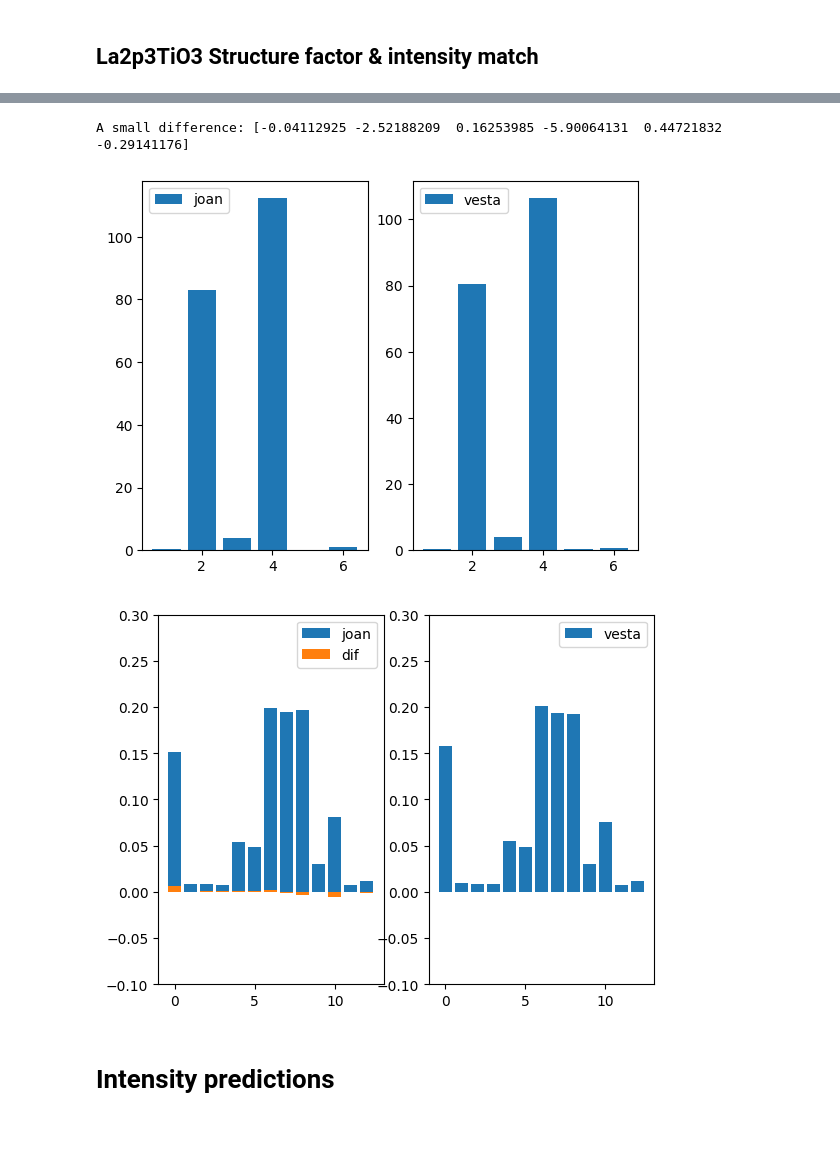
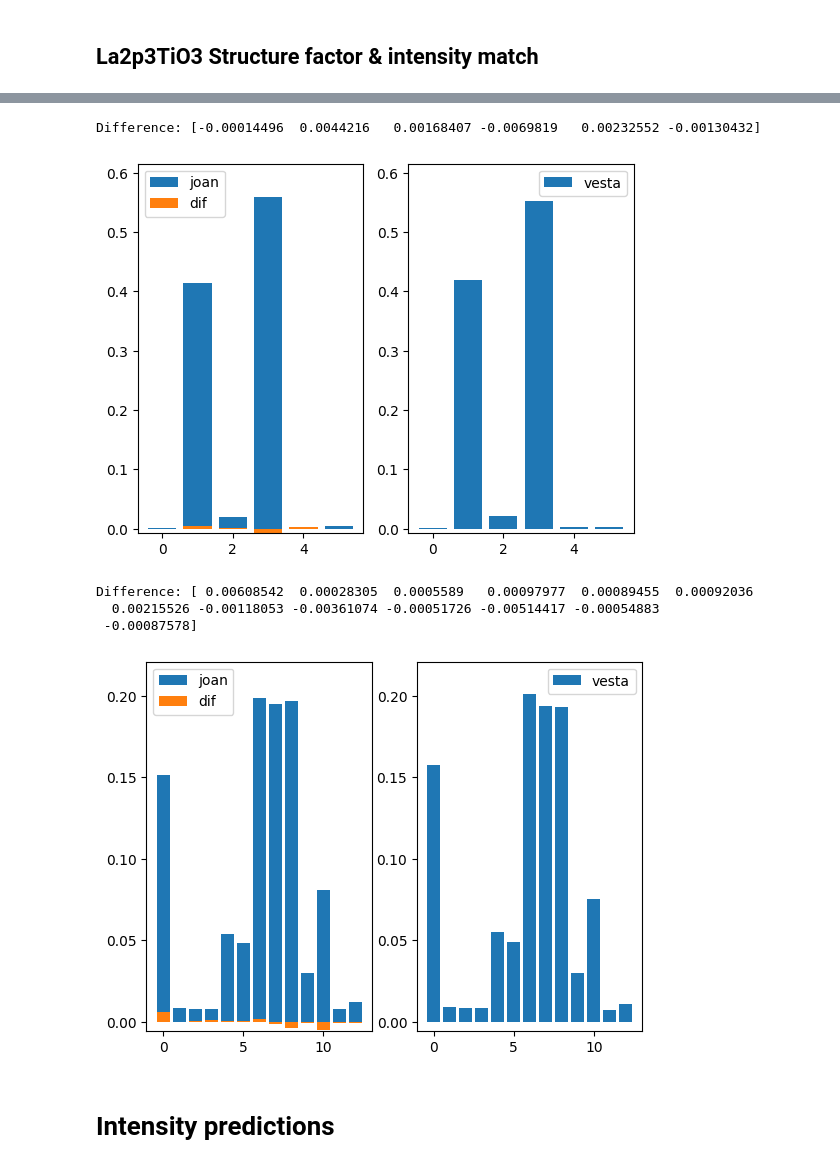
Before and after one commit to beepmo/intense_XRD, a Jupyter notebook: hkl_intensity_calculator3.ipynb, the cells around one changed output, grey strips where cells are left out. Drawn from its saved outputs; the diff is of its cells as text; code cells hidden in the pictures; blank space fills up the shorter version.

```diff
--- a/hkl_intensity_calculator3.ipynb
+++ b/hkl_intensity_calculator3.ipynb
@@ -496,13 +425,14 @@ A small difference: [-0.08654076 -2.57728209 -0.74806506 -6.02064131 -1.45543717
 # %%
+# Structure factor comparision: Completely unordered
+x = 2/3
+
 # Joan La2/3TiO3 structure factors
-x = 2/3 # unordered
 s001 = np.absolute(L2p3TO_S('001',x))
 s111 = np.absolute(L2p3TO_S('111',x))
 s110 = np.absolute(L2p3TO_S('110',x))
 s201 = np.absolute(L2p3TO_S('201',x))
 s211 = np.absolute(L2p3TO_S('211',x))
 s200 = np.absolute(L2p3TO_S('200',x))
-
 s_joan = (s001, s110, s111, s200, s201, s211)
 
 # VESTA Ls2/3TiO3 structure factors
@@ -515,19 +445,13 @@ s_vesta = (
     0.699209,
 )
 
-print(f'A small difference: {np.array(s_vesta) - np.array(s_joan)}')
-fig, (ax1, ax2) = plt.subplots(1, 2)
-ax1.bar((1,2,3,4,5,6),s_joan,label='joan')
-ax1.legend()
-ax2.bar((1,2,3,4,5,6),s_vesta,label='vesta')
-ax2.legend()
-
-plt.show()
+plotter(s_joan,s_vesta)
 # %% [output]
-A small difference: [-0.04112925 -2.52188209  0.16253985 -5.90064131  0.44721832 -0.29141176]
+Difference: [-0.00014496  0.0044216   0.00168407 -0.0069819   0.00232552 -0.00130432]
-[figure, old version]
+[figure, new version]
 # %%
-x = 0.353 # VESTA src set
+# Structure factor comparison: Near completely ordered
+x = 0.353
 i001 = I('001', LTO_abc, x,M_double_perov, L2p3TO_S)
 i002 = I('002', LTO_abc, x,M_double_perov, L2p3TO_S)
 i100 = I('100', LTO_abc, x,M_double_perov, L2p3TO_S)
@@ -535,58 +459,38 @@ i010 = I('010', LTO_abc, x,M_double_perov, L2p3TO_S)
 i101 = I('101', LTO_abc, x,M_double_perov, L2p3TO_S)
 i011 = I('011', LTO_abc, x,M_double_perov, L2p3TO_S)
 i102 = I('102', LTO_abc, x,M_double_perov, L2p3TO_S)
 i012 = I('012', LTO_abc, x,M_double_perov, L2p3TO_S)
 i110 = I('110', LTO_abc, x,M_double_perov, L2p3TO_S)
 i111 = I('111', LTO_abc, x,M_double_perov, L2p3TO_S)
 i200 = I('200', LTO_abc, x,M_double_perov, L2p3TO_S)
 i201 = I('201', LTO_abc, x,M_double_perov, L2p3TO_S)
 i211 = I('211', LTO_abc, x,M_double_perov, L2p3TO_S)
 
 i_joan = (i001,i002,i100,i010,i101,i011,i102,i012,i110,i111,i200,i201,i211,)
 
 # VESTA STO intensities without anomalous dispersion
 i_vesta = (
     78.4035,
     4.5339,
     4.2549,
     4.4403,
     27.4602,
     24.4494,
     100,
     96.5008,
     96.0481,
     14.8313,
     37.6612,
     3.6716,
     5.6252,
 )
 
-# normalize
-i_joan = np.array(i_joan)
-i_joan = i_joan/i_joan.sum()
-i_vesta = np.array(i_vesta)
-i_vesta = i_vesta/i_vesta.sum()
-
-dif = i_vesta - i_joan
-
-# plot
-n = len(i_vesta) # = len(i_joan)
-ymin = -0.1
-ymax = 0.3
-
-fig, (ax1, ax2) = plt.subplots(1, 2)
-ax1.bar(np.arange(n),i_joan,label='joan')
-ax1.bar(np.arange(n),dif,label='dif')
-ax1.legend()
-ax1.set_ylim([ymin, ymax])
-
-ax2.bar(np.arange(n),i_vesta,label='vesta')
-ax2.legend()
-ax2.set_ylim([ymin, ymax])
-
-plt.show()
+plotter(i_joan,i_vesta)
 # %% [output]
+Difference: [ 0.00608542  0.00028305  0.0005589   0.00097977  0.00089455  0.00092036
+  0.00215526 -0.00118053 -0.00361074 -0.00051726 -0.00514417 -0.00054883
+ -0.00087578]
-[figure, old version]
+[figure, new version]
 # %% [markdown]
 # Intensity predictions
 # %% [markdown]
```
Also changed, not shown: parts of 22 cells of this notebook.
